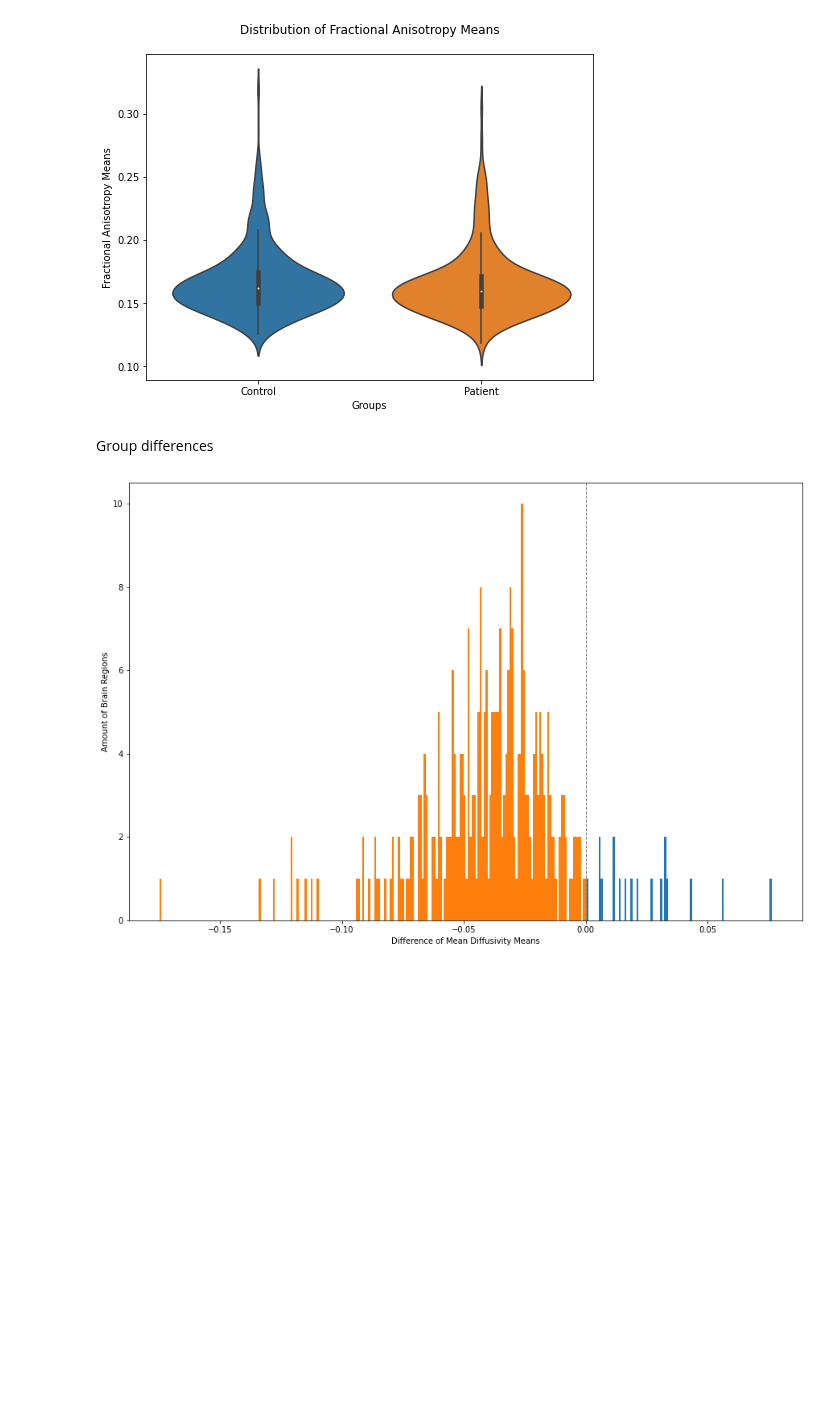
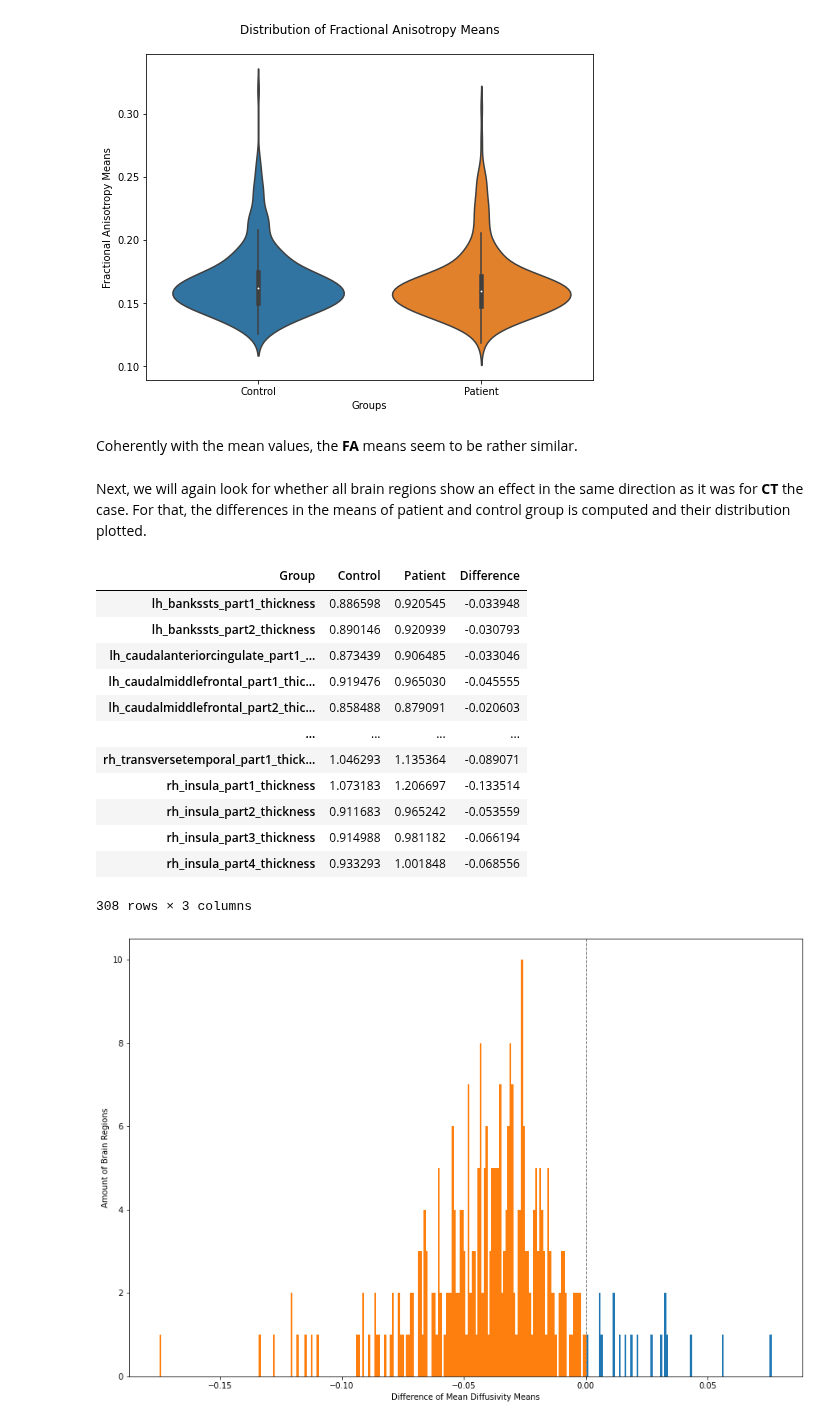
Before and after one commit to mello-y/MSc5_research_project, a Jupyter notebook: content/code/Data_exploration.ipynb, the cells around one changed output. Saved outputs shown, nothing was run; the diff lists cells and outputs as text; code cells hidden in the pictures; blank space fills up the shorter version.

```diff
--- a/content/code/Data_exploration.ipynb
+++ b/content/code/Data_exploration.ipynb
@@ -567,8 +571,30 @@ plt.title("Distribution of Fractional Anisotropy Means", pad = '20')
 # %% [output]
 Text(0.5, 1.0, 'Distribution of Fractional Anisotropy Means')
 [figure]
+# %% [markdown]
+Coherently with the mean values, the **FA** means seem to be rather similar.
 # %% [markdown]
-Group differences
+Next, we will again look for whether all brain regions show an effect in the same direction as it was for **CT** the case. For that, the differences in the means of patient and control group is computed and their distribution plotted.
+# %%
+#compute difference
+
+MD_means_T['Difference'] = MD_means_T.iloc[:,0] - MD_means_T.iloc[:,1]
+
+MD_means_T
+# %% [output]
+| Group | Control | Patient | Difference |
+| lh_bankssts_part1_thickness | 0.886598 | 0.920545 | -0.033948 |
+| lh_bankssts_part2_thickness | 0.890146 | 0.920939 | -0.030793 |
+| lh_caudalanteriorcingulate_part1_... | 0.873439 | 0.906485 | -0.033046 |
+| lh_caudalmiddlefrontal_part1_thic... | 0.919476 | 0.965030 | -0.045555 |
+| lh_caudalmiddlefrontal_part2_thic... | 0.858488 | 0.879091 | -0.020603 |
+| ... | ... | ... | ... |
+| rh_transversetemporal_part1_thick... | 1.046293 | 1.135364 | -0.089071 |
+| rh_insula_part1_thickness | 1.073183 | 1.206697 | -0.133514 |
+| rh_insula_part2_thickness | 0.911683 | 0.965242 | -0.053559 |
+| rh_insula_part3_thickness | 0.914988 | 0.981182 | -0.066194 |
+| rh_insula_part4_thickness | 0.933293 | 1.001848 | -0.068556 |
+308 rows × 3 columns
 # %%
 import numpy as np
 import matplotlib.pyplot as plt
```
Also changed, not shown: parts of 28 cells of this notebook.
